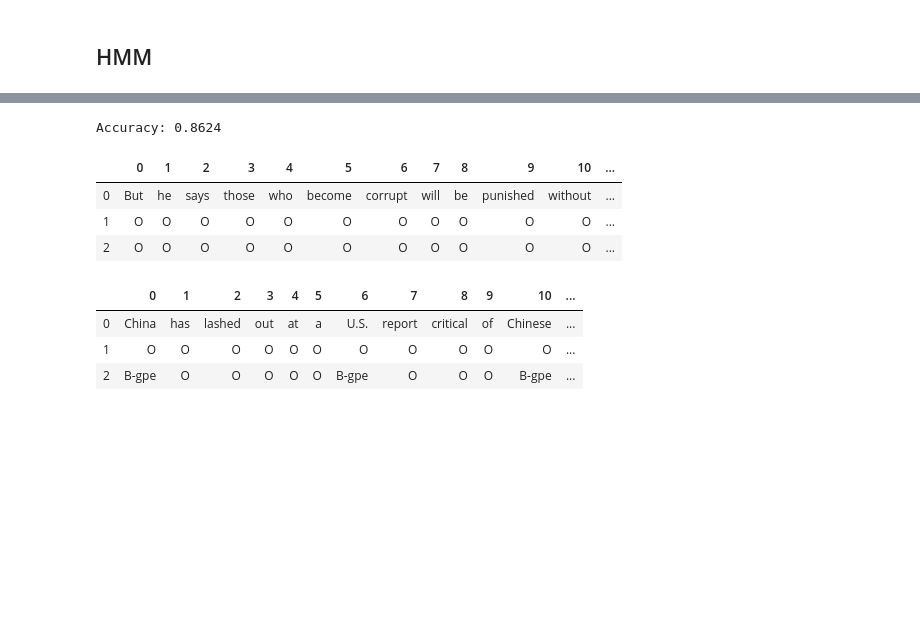
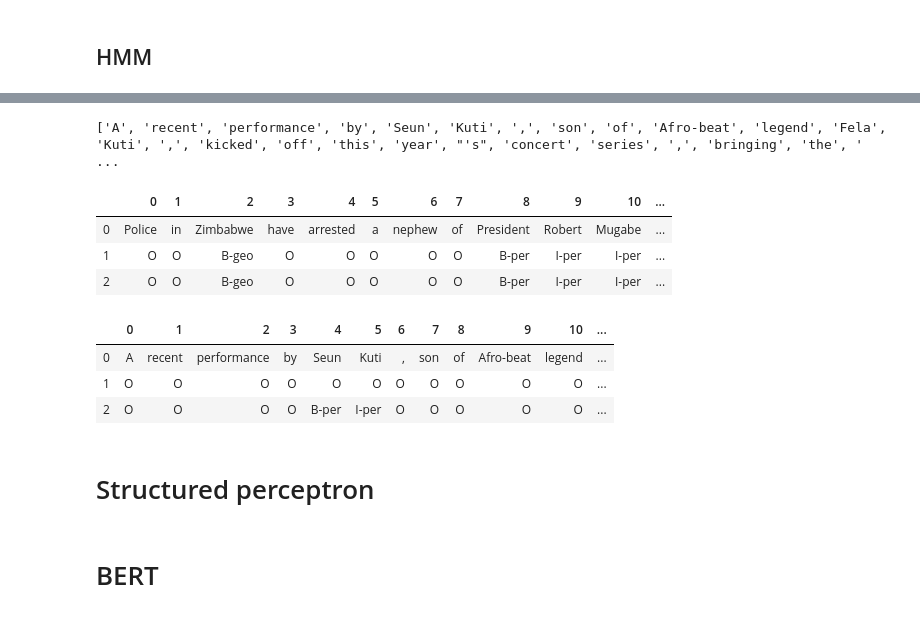
Before and after one commit to jordisc97/NLP-Assignment-1, a Jupyter notebook: deliverable_2/Deliverable2_Pere.ipynb, the cells around one changed output, grey strips where cells are left out. Saved outputs shown, nothing was run; the diff lists cells and outputs as text; code cells hidden in the pictures; blank space fills up the shorter version.

Commit message:
optimize preprocess + simplify HMM + BERT model

```diff
--- a/deliverable_2/Deliverable2_Pere.ipynb
+++ b/deliverable_2/Deliverable2_Pere.ipynb
@@ -379,4 +132,0 @@ initial_counts, transition_counts, final_counts, emission_counts = counts
-# %%
-M = len(all_seq_txt)
-N = len(all_seq_txt[0].x)
-print("M:\t", M, "\nN:\t", N,"\nM*N:\t", M*N)
@@ -434,3 +133,6 @@ transitions_with_final_counts = np.vstack((transition_counts,
+# %%
+n_split = 35971
+X_train_txt, X_test_txt, Y_train_txt, Y_test_txt = X_txt[:n_split], X_txt[n_split:], Y_txt[:n_split], Y_txt[n_split:]
 # %%
 def logzero():
     return -np.inf
@@ -657,36 +359,46 @@ class HMM(object):
 hmm = HMM(word_to_pos, tag_to_pos)
 # %%
 hmm.fit(X_train_txt, Y_train_txt)
+# %%
+print(X_test_txt[0])
+# %% [output]
+['A', 'recent', 'performance', 'by', 'Seun', 'Kuti', ',', 'son', 'of', 'Afro-beat', 'legend', 'Fela', 'Kuti', ',', 'kicked', 'off', 'this', 'year', "'s", 'concert', 'series', ',', 'bringing', 'the', ' ...
 # %%
-tot = 0
-err = 0
+def evaluate_hmm():
+    tot = 0
+    err = 0
 
-mstks = []
-correct = []
+    mstks = []
+    correct = []
 
-for i in tqdm(range(len(X_test_txt))):
-    pred = hmm.predict_labels(X_test_txt[i])
-    s = sum(v1!=v2 for v1,v2 in list(zip(pred, Y_test_txt[i])))
-    err+= s
-    tot+=len(Y_test_txt[i])
+    tbar = tqdm(X_test_txt)
+    for i, xtest in enumerate(tbar):
+        pred = hmm.predict_labels(xtest)
+        yral = Y_test_txt[i]
 
-    toappend = mstks if s!=0 else correct
-    toappend.append(pd.DataFrame([X_test_txt[i], pred, Y_test_txt[i]]))
+        s = sum(v1!=v2 for v1,v2 in list(zip(pred, yral)))
+        err+= s
+        tot+=len(yral)
 
-print("Accuracy: {:6.4f}".format(1-err/tot))
+        toappend = mstks if s!=0 else correct
+        toappend.append(pd.DataFrame([xtest, pred, yral]))
+        tbar.set_description("Accuracy: {:6.4f}".format(1-err/tot))
+    return correct, mstks
-# %% [output]
-Accuracy: 0.8624
+# %%
+correct, mstks = evaluate_hmm()
 # %%
-correct[5]
+correct[0]
 # %% [output]
 |  | 0 | 1 | 2 | 3 | 4 | 5 | 6 | 7 | 8 | 9 | 10 | ... |
-| 0 | But | he | says | those | who | become | corrupt | will | be | punished | without | ... |
-| 1 | O | O | O | O | O | O | O | O | O | O | O | ... |
-| 2 | O | O | O | O | O | O | O | O | O | O | O | ... |
+| 0 | Police | in | Zimbabwe | have | arrested | a | nephew | of | President | Robert | Mugabe | ... |
+| 1 | O | O | B-geo | O | O | O | O | O | B-per | I-per | I-per | ... |
+| 2 | O | O | B-geo | O | O | O | O | O | B-per | I-per | I-per | ... |
 # %%
-mstks[5]
+mstks[0]
 # %% [output]
 |  | 0 | 1 | 2 | 3 | 4 | 5 | 6 | 7 | 8 | 9 | 10 | ... |
-| 0 | China | has | lashed | out | at | a | U.S. | report | critical | of | Chinese | ... |
+| 0 | A | recent | performance | by | Seun | Kuti | , | son | of | Afro-beat | legend | ... |
 | 1 | O | O | O | O | O | O | O | O | O | O | O | ... |
-| 2 | B-gpe | O | O | O | O | O | B-gpe | O | O | O | B-gpe | ... |
+| 2 | O | O | O | O | B-per | I-per | O | O | O | O | O | ... |
+# %% [markdown]
+# Structured perceptron
@@ -692,0 +407,2 @@ mstks[5]
+# %% [markdown]
+# BERT
```
Also changed, not shown: parts of 83 cells of this notebook.
